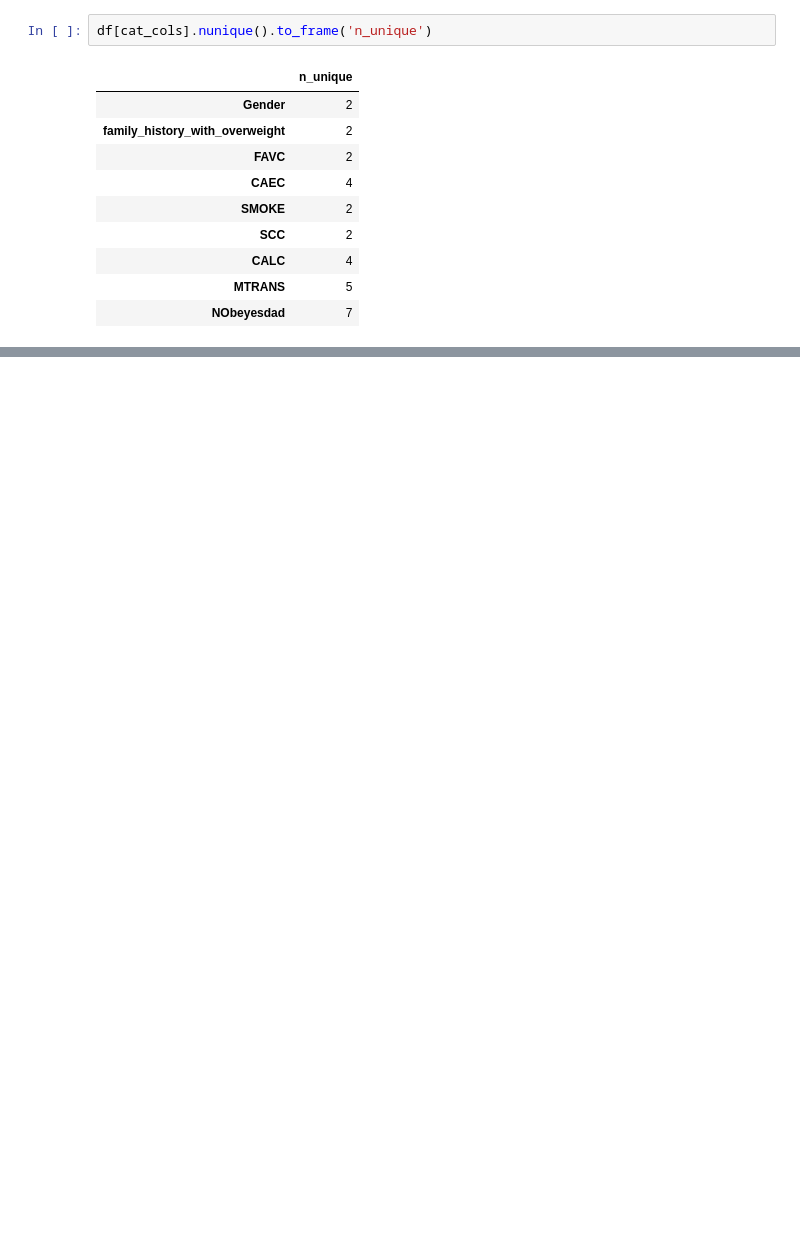
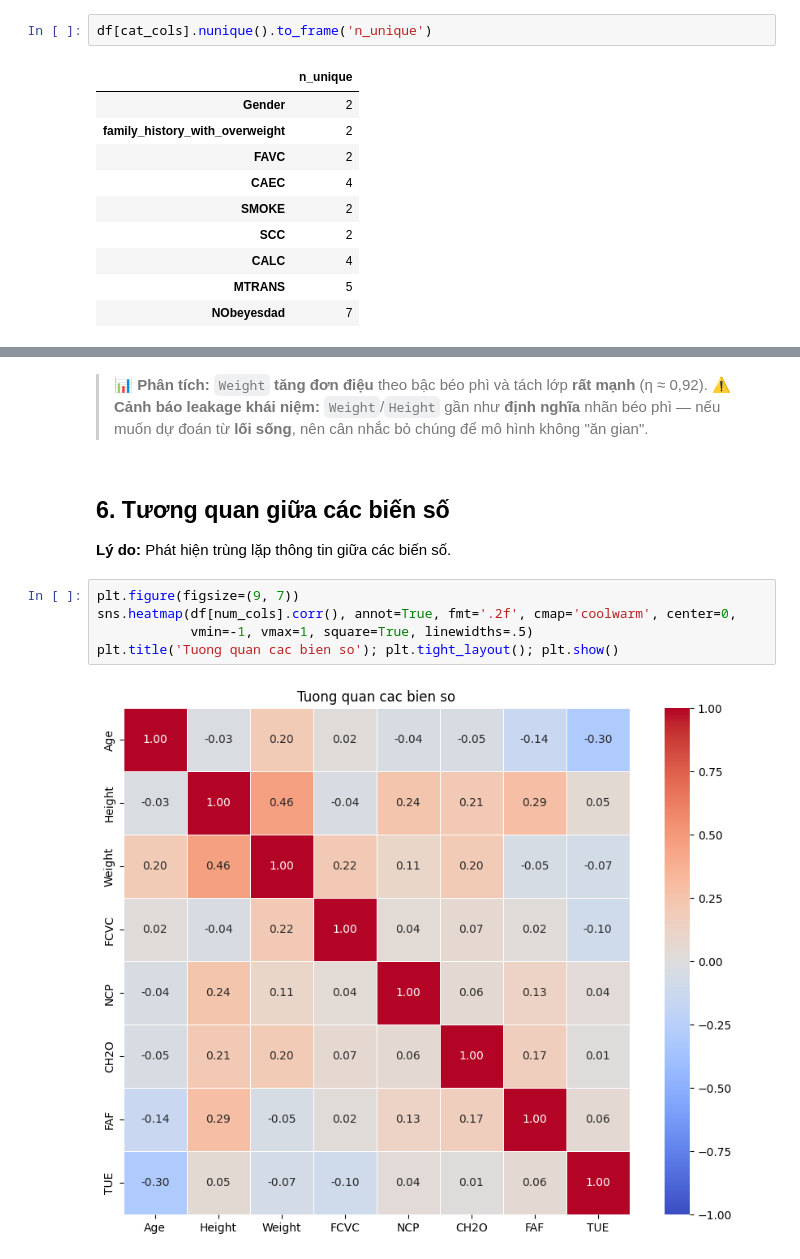
Before and after one commit to AIVIETNAM-AIO-Tuan/AIO-Conquer, a Jupyter notebook: Data/preproc_obesity.ipynb, the cells around one changed output, grey strips where cells are left out. Drawn from its saved outputs; the diff is of its cells as text; blank space fills up the shorter version.

```diff
--- a/Data/preproc_obesity.ipynb
+++ b/Data/preproc_obesity.ipynb
@@ -262,0 +176,15 @@ df_encoded.head()
+# %% [markdown]
+> 📊 **Phân tích:** `Weight` **tăng đơn điệu** theo bậc béo phì và tách lớp **rất mạnh** (η ≈ 0,92).
+> ⚠️ **Cảnh báo leakage khái niệm:** `Weight`/`Height` gần như **định nghĩa** nhãn béo phì — nếu muốn dự đoán từ
+> **lối sống**, nên cân nhắc bỏ chúng để mô hình không "ăn gian".
+# %% [markdown]
+## 6. Tương quan giữa các biến số
+
+**Lý do:** Phát hiện trùng lặp thông tin giữa các biến số.
+# %%
+plt.figure(figsize=(9, 7))
+sns.heatmap(df[num_cols].corr(), annot=True, fmt='.2f', cmap='coolwarm', center=0,
+            vmin=-1, vmax=1, square=True, linewidths=.5)
+plt.title('Tuong quan cac bien so'); plt.tight_layout(); plt.show()
+# %% [output]
+[figure, added]
```
Also changed, not shown: parts of 53 cells of this notebook, 6 other files.
